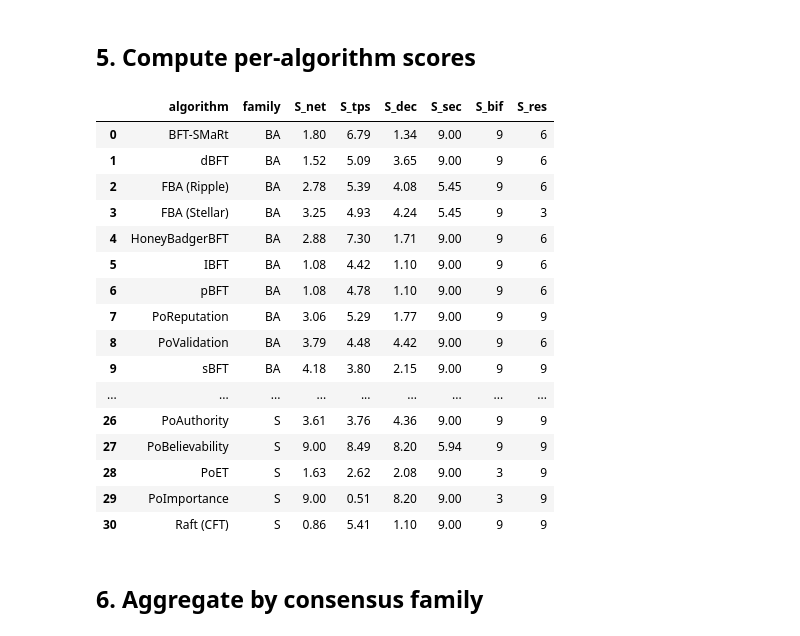
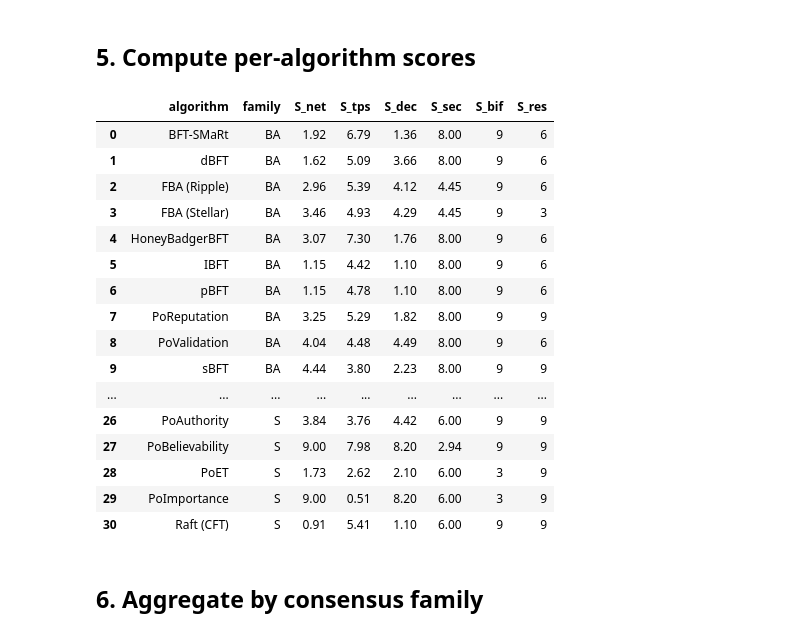
Before and after one commit to akineker/ConsensusProtocolFamilyProfiling, a Jupyter notebook: consensus_algorithms_scoring_final.ipynb, the cells around one changed output. Drawn from its saved outputs; the diff is of its cells as text; code cells hidden in the pictures.

```diff
--- a/consensus_algorithms_scoring_final.ipynb
+++ b/consensus_algorithms_scoring_final.ipynb
@@ -88,15 +88,18 @@ plt.rcParams["font.family"] = CONFIG["font_family"]
 V_MIN, V_MAX = 1, 200_000
 
 # Network size bounds (also used as upper bound for D_participation)
-N_MIN, N_MAX = 1, 100_000
+N_MIN, N_MAX = 1, 50_000
 N_MIN_PARTICIPATION = 4
 
 # Fault-tolerance class optima
 F_MAX_HONEST = 0.50
 F_MAX_BFT    = 0.33
 
+# Family security penalties
+FAMILY_PENALTY = {"BA": 1, "C": 2, "S": 3, "NL": 3}
+
 # Resource consumption -> efficiency score (inverse of consumption)
-RES_MAP = {"VH": 1, "H": 3, "M": 6, "L": 9}
+RES_MAP = {"VH": 0, "H": 3, "M": 6, "L": 9}
 
 # Bifurcation resistance class -> score
 BIF_MAP = {"Deterministic": 9, "Hybrid": 6, "Probabilistic": 3}
@@ -136,12 +139,18 @@ def s_net(n):
     den = math.log10(N_MAX) - math.log10(N_MIN)
     return S_MAX * num / den
 
-
-def s_sec(F, model):
+def s_sec_noPenalty(F, model):
     if F is None or (isinstance(F, float) and math.isnan(F)):
         return np.nan
     f_max = F_MAX_HONEST if model == "honest" else F_MAX_BFT
     return min(S_MAX, S_MAX * F / f_max)
+
+def s_sec(F, model, family):
+    if F is None or (isinstance(F, float) and math.isnan(F)):
+        return np.nan
+    f_max = F_MAX_HONEST if model == "honest" else F_MAX_BFT
+    base = min(S_MAX, S_MAX * F / f_max)
+    return max(0, base - FAMILY_PENALTY.get(family, 0))
 
 
 def s_res(category):
@@ -189,28 +198,28 @@ algorithms = [
     ("YAC",              "BA",     40,    4000,     50,    "Private", "L", 0.33, "bft",    "committee", "Deterministic"),
 
     # ---- Competition (C) ----------------------------------------------------------
-    ("PoW (Bitcoin)",    "C",       7,  600000, 100000, "Public",  "VH", 0.50, "honest", "open",     "Probabilistic"),
-    ("PoSpace (Chia)",   "C",   19.25,   51950, 100000, "Public",  "M",  0.50, "honest", "open",     "Probabilistic"),
+    ("PoW (Bitcoin)",    "C",       7,  600000, GLOBAL, "Public",  "VH", 0.50, "honest", "open",     "Probabilistic"),
+    ("PoSpace (Chia)",   "C",   19.25,   51950, GLOBAL, "Public",  "M",  0.50, "honest", "open",     "Probabilistic"),
 
     # ---- Non-Linear (NL) ----------------------------------------------------------
-    ("Tangle 1.0",       "NL",  112.7,   30000, 100000, "Public",  "L",  0.10, "honest", "single",   "Probabilistic"),
+    ("Tangle 1.0",       "NL",  112.7,   30000, GLOBAL, "Public",  "L",  0.10, "honest", "single",   "Probabilistic"),
     ("Tangle 2.0",       "NL",   1000,   10000,  10000,  "Public",  "L",  0.33, "bft",    "open",     "Hybrid"),
     ("Hashgraph",        "NL",  20000,    3500,     32,    "Public",  "L",  0.33, "bft",    "committee","Deterministic"),
     ("Avalanche",        "NL",   5000,    1000,   2000,   "Public",  "M",  0.50, "honest", "stake",    "Probabilistic"),
 
     # ---- Selection (S) ------------------------------------------------------------
-    ("PoS (Ethereum)",   "S",    13.3,   12000, 100000, "Public",  "L",  0.33, "honest",    "stake",    "Hybrid"),
+    ("PoS (Ethereum)",   "S",    13.3,   12000, GLOBAL, "Public",  "L",  0.33, "honest",    "stake",    "Hybrid"),
     ("AuRa",             "S",     398,    5000,      4,    "Private", "L",  0.50, "honest", "committee","Deterministic"),
     ("dPoS (Bitshares)", "S",     450,    2500,    128,    "Public",  "L",  0.50, "honest", "delegated","Probabilistic"),
-    ("Leased PoS",       "S",      71,   60000, 100000, "Public",  "L",  0.50, "honest", "stake",    "Probabilistic"),
-    ("Liquid PoS",       "S",     300,    8000, 100000, "Public",  "L",  0.33, "honest",    "delegated","Hybrid"),
-    ("PoS Velocity",     "S",      70,   60000, 100000, "Public",  "L",  0.50, "honest", "stake",    "Probabilistic"),
-    ("Pure PoS",         "S",    6000,    2820, 100000, "Public",  "L",  0.33, "honest",    "open",     "Deterministic"),
-    ("PoActivity",       "S",      14, 1800000, 100000, "Public",  "M",  0.50, "honest", "stake",    "Probabilistic"),
+    ("Leased PoS",       "S",      71,   60000, GLOBAL, "Public",  "L",  0.50, "honest", "stake",    "Probabilistic"),
+    ("Liquid PoS",       "S",     300,    8000, GLOBAL, "Public",  "L",  0.33, "honest",    "delegated","Hybrid"),
+    ("PoS Velocity",     "S",      70,   60000, GLOBAL, "Public",  "L",  0.50, "honest", "stake",    "Probabilistic"),
+    ("Pure PoS",         "S",    6000,    2820, GLOBAL, "Public",  "L",  0.33, "honest",    "open",     "Deterministic"),
+    ("PoActivity",       "S",      14, 1800000, GLOBAL, "Public",  "M",  0.50, "honest", "stake",    "Probabilistic"),
     ("PoAuthority",      "S",     165,   10000,    101,    "Public",  "L",  0.50, "honest", "committee","Deterministic"),
-    ("PoBelievability",  "S",  100000,   30000, 100000, "Public",  "L",  0.33, "honest",    "stake",    "Deterministic"),
+    ("PoBelievability",  "S",  GLOBAL,   30000, GLOBAL, "Public",  "L",  0.33, "honest",    "stake",    "Deterministic"),
     ("PoET",             "S",      35,    None,      8,    "Private", "L",  0.50, "honest", "delegated","Probabilistic"),
-    ("PoImportance",     "S",       2,   60000, 100000, "Public",  "L",  0.50, "honest", "stake",    "Probabilistic"),
+    ("PoImportance",     "S",       2,   60000, GLOBAL, "Public",  "L",  0.50, "honest", "stake",    "Probabilistic"),
     ("Raft (CFT)",       "S",    1530,    2000,      3,    "Private", "L",  0.50, "honest", "committee","Deterministic"),
 ]
 
@@ -231,31 +240,32 @@ Loaded 31 algorithms across 4 families
 # %%
 df["S_net"] = df["n"].apply(s_net)
 df["S_tps"] = df["tps"].apply(s_tps)
 df["S_dec"] = df.apply(lambda r: s_dec(r["access"], r["selection"], r["n"]), axis=1)
-df["S_sec"] = df.apply(lambda r: s_sec(r["fault_tol"], r["model"]), axis=1)
+# df["S_sec"] = df.apply(lambda r: s_sec(r["fault_tol"], r["model"]), axis=1) #No Family Penalty
+df["S_sec"] = df.apply(lambda r: s_sec(r["fault_tol"], r["model"], r["family"]), axis=1)
 df["S_bif"] = df["bif"].apply(s_bif)
 df["S_res"] = df["res"].apply(s_res)
 
 score_cols = ["S_net", "S_tps", "S_dec", "S_sec", "S_bif", "S_res"]
 df[["algorithm", "family", *score_cols]].round(2)
 # %% [output]
 |  | algorithm | family | S_net | S_tps | S_dec | S_sec | S_bif | S_res |
-| 0 | BFT-SMaRt | BA | 1.80 | 6.79 | 1.34 | 9.00 | 9 | 6 |
-| 1 | dBFT | BA | 1.52 | 5.09 | 3.65 | 9.00 | 9 | 6 |
-| 2 | FBA (Ripple) | BA | 2.78 | 5.39 | 4.08 | 5.45 | 9 | 6 |
-| 3 | FBA (Stellar) | BA | 3.25 | 4.93 | 4.24 | 5.45 | 9 | 3 |
-| 4 | HoneyBadgerBFT | BA | 2.88 | 7.30 | 1.71 | 9.00 | 9 | 6 |
-| 5 | IBFT | BA | 1.08 | 4.42 | 1.10 | 9.00 | 9 | 6 |
-| 6 | pBFT | BA | 1.08 | 4.78 | 1.10 | 9.00 | 9 | 6 |
-| 7 | PoReputation | BA | 3.06 | 5.29 | 1.77 | 9.00 | 9 | 9 |
-| 8 | PoValidation | BA | 3.79 | 4.48 | 4.42 | 9.00 | 9 | 6 |
-| 9 | sBFT | BA | 4.18 | 3.80 | 2.15 | 9.00 | 9 | 9 |
+| 0 | BFT-SMaRt | BA | 1.92 | 6.79 | 1.36 | 8.00 | 9 | 6 |
+| 1 | dBFT | BA | 1.62 | 5.09 | 3.66 | 8.00 | 9 | 6 |
+| 2 | FBA (Ripple) | BA | 2.96 | 5.39 | 4.12 | 4.45 | 9 | 6 |
+| 3 | FBA (Stellar) | BA | 3.46 | 4.93 | 4.29 | 4.45 | 9 | 3 |
+| 4 | HoneyBadgerBFT | BA | 3.07 | 7.30 | 1.76 | 8.00 | 9 | 6 |
+| 5 | IBFT | BA | 1.15 | 4.42 | 1.10 | 8.00 | 9 | 6 |
+| 6 | pBFT | BA | 1.15 | 4.78 | 1.10 | 8.00 | 9 | 6 |
+| 7 | PoReputation | BA | 3.25 | 5.29 | 1.82 | 8.00 | 9 | 9 |
+| 8 | PoValidation | BA | 4.04 | 4.48 | 4.49 | 8.00 | 9 | 6 |
+| 9 | sBFT | BA | 4.44 | 3.80 | 2.23 | 8.00 | 9 | 9 |
 | ... | ... | ... | ... | ... | ... | ... | ... | ... |
-| 26 | PoAuthority | S | 3.61 | 3.76 | 4.36 | 9.00 | 9 | 9 |
-| 27 | PoBelievability | S | 9.00 | 8.49 | 8.20 | 5.94 | 9 | 9 |
-| 28 | PoET | S | 1.63 | 2.62 | 2.08 | 9.00 | 3 | 9 |
-| 29 | PoImportance | S | 9.00 | 0.51 | 8.20 | 9.00 | 3 | 9 |
-| 30 | Raft (CFT) | S | 0.86 | 5.41 | 1.10 | 9.00 | 9 | 9 |
+| 26 | PoAuthority | S | 3.84 | 3.76 | 4.42 | 6.00 | 9 | 9 |
+| 27 | PoBelievability | S | 9.00 | 7.98 | 8.20 | 2.94 | 9 | 9 |
+| 28 | PoET | S | 1.73 | 2.62 | 2.10 | 6.00 | 3 | 9 |
+| 29 | PoImportance | S | 9.00 | 0.51 | 8.20 | 6.00 | 3 | 9 |
+| 30 | Raft (CFT) | S | 0.91 | 5.41 | 1.10 | 6.00 | 9 | 9 |
 # %% [markdown]
 ## 6. Aggregate by consensus family
 # %%
```
Also changed, not shown: parts of 3 cells of this notebook.
